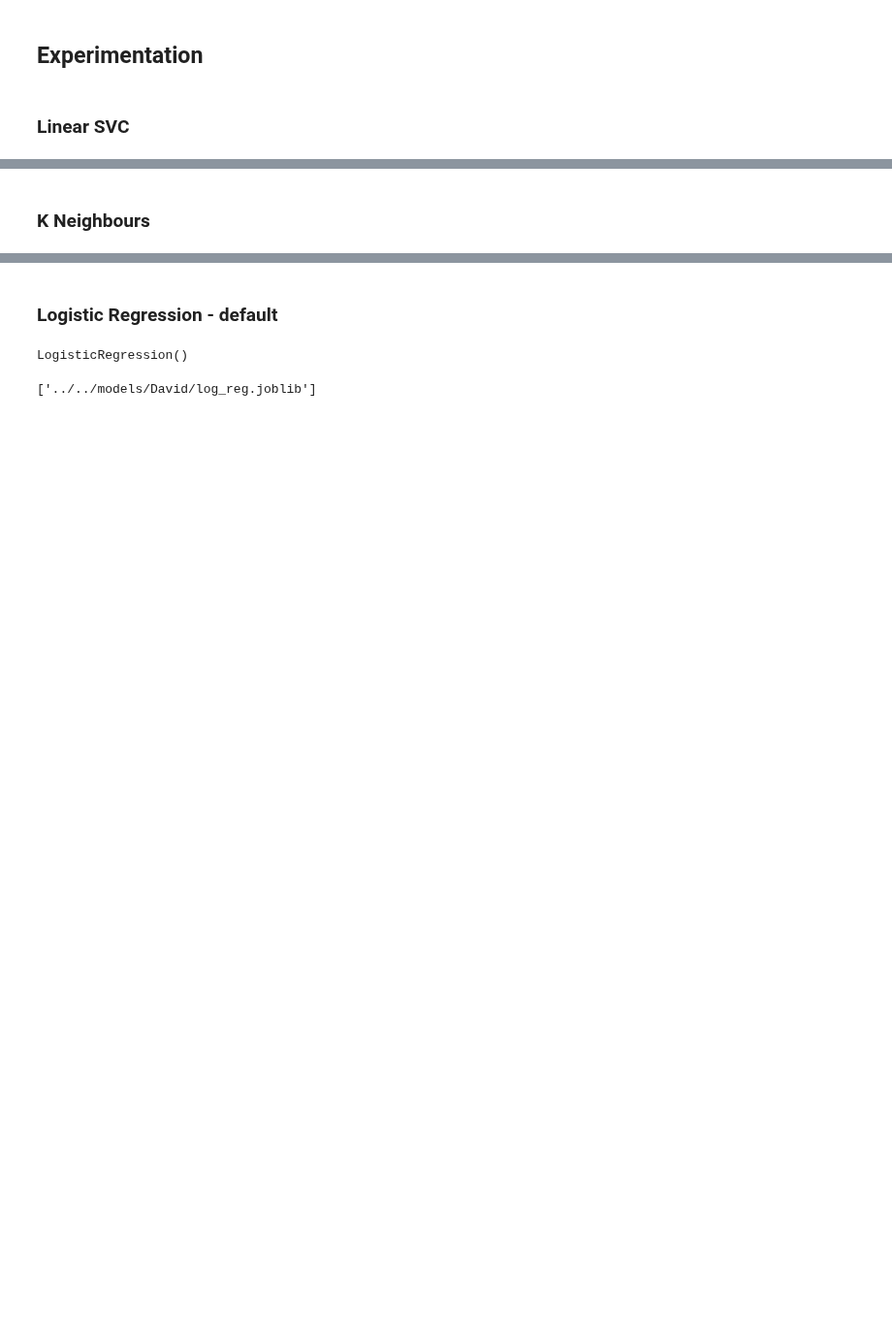
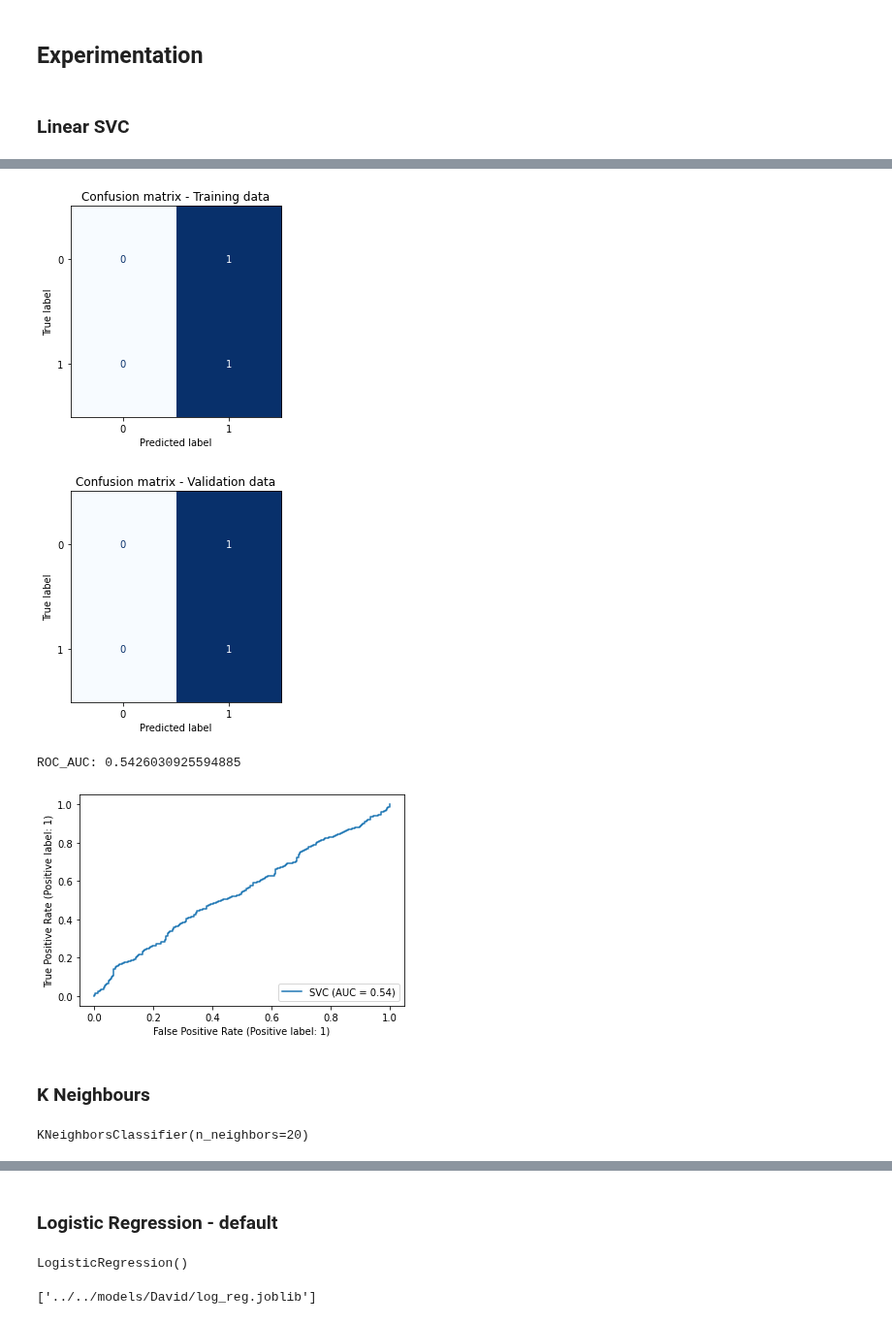
Before and after one commit to chrimaho/MDSI_ADSI_FEB21_AT1, a Jupyter notebook: notebooks/David/adsi_at1_parta.ipynb, the cells around one changed output, grey strips where cells are left out. Shown at 97% size. Saved outputs shown, nothing was run; the diff lists cells and outputs as text; code cells hidden in the pictures; blank space fills up the shorter version.

```diff
--- a/notebooks/David/adsi_at1_parta.ipynb
+++ b/notebooks/David/adsi_at1_parta.ipynb
@@ -279,10 +118,19 @@ save_reg_perf(pred_val, targ_val, "LogisticRegression - Defaults")
+# %%
+plot_matrix_curve(linear_svc)
+# %% [output]
+[figure, added]
+[figure, added]
+ROC_AUC: 0.5426030925594885
+[figure, added]
 # %% [markdown]
 ### K Neighbours
 # %%
 # Create and fit classifier
 from sklearn.neighbors import KNeighborsClassifier
-neigh = KNeighborsClassifier(n_neighbors=3)
+neigh = KNeighborsClassifier(n_neighbors=20)
 neigh.fit(X_train, y_train)
+# %% [output]
+KNeighborsClassifier(n_neighbors=20)
 # %%
 # Save fitted model into model folder
 dump(neigh,  '../../models/David/neigh.joblib')
```
Also changed, not shown: parts of 46 cells of this notebook, 7 other files.
